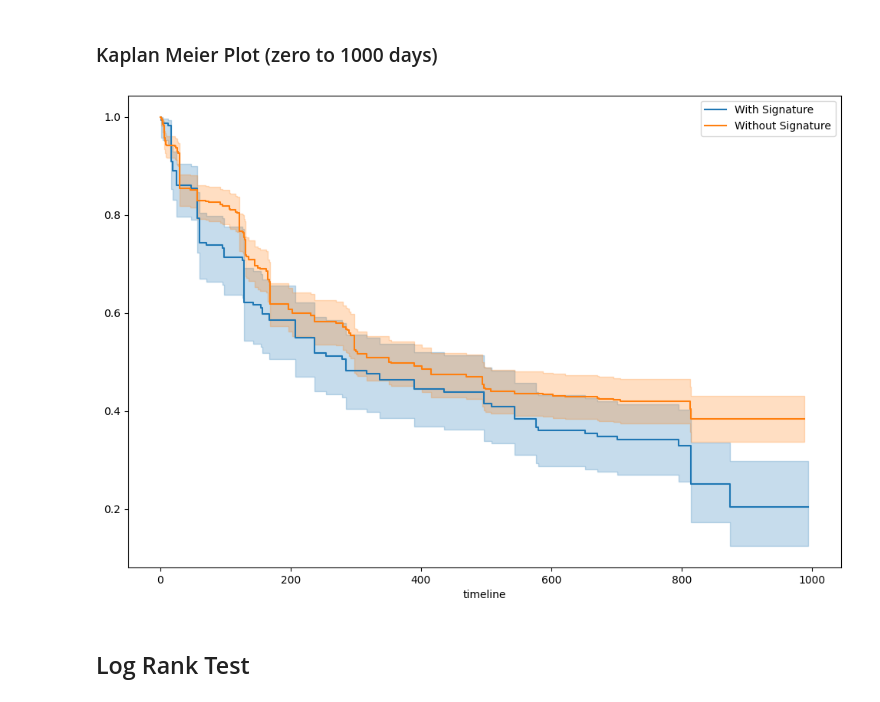
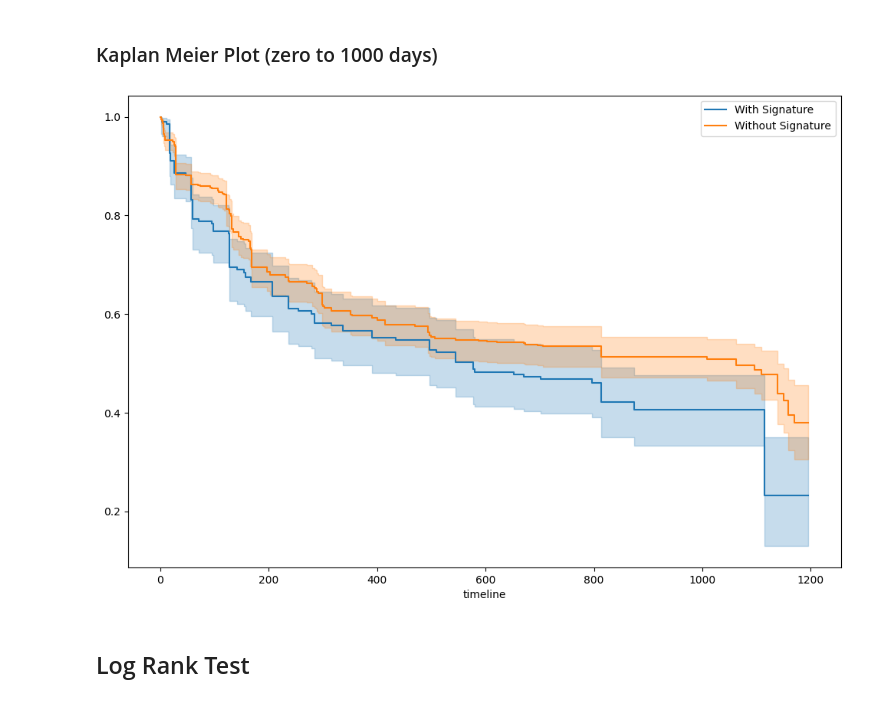
Before and after one commit to ryashpal/alfred-data-analysis, a Jupyter notebook: notebooks/survival_analysis/02.2_kaplan_meier_ecoli.ipynb, the cells around one changed output. Saved outputs shown, nothing was run; the diff lists cells and outputs as text; code cells hidden in the pictures.

```diff
--- a/notebooks/survival_analysis/02.2_kaplan_meier_ecoli.ipynb
+++ b/notebooks/survival_analysis/02.2_kaplan_meier_ecoli.ipynb
@@ -86,7 +86,7 @@ from pathlib import Path
 import pandas as pd
 
 
-lowscoreTubeidsDf = pd.read_csv(Path(os.environ['GENOMICS_DATA_BASE'], 'survival_analysis', 'lowscore_tubeids.txt'))
+lowscoreTubeidsDf = pd.read_csv(Path(os.environ['GENOMICS_DATA_BASE'], 'survival_analysis', 'ECOLI', 'lowscore_tubeids.txt'))
 lowscoreTubeidsDf
 # %% [output]
 |  | tube_id |
@@ -112,7 +112,7 @@ from pathlib import Path
 import pandas as pd
 
 
-highscoreTubeidsDf = pd.read_csv(Path(os.environ['GENOMICS_DATA_BASE'], 'survival_analysis', 'highscore_tubeids.txt'))
+highscoreTubeidsDf = pd.read_csv(Path(os.environ['GENOMICS_DATA_BASE'], 'survival_analysis', 'ECOLI', 'highscore_tubeids.txt'))
 highscoreTubeidsDf
 # %% [output]
 |  | tube_id |
@@ -344,15 +344,15 @@ for name, grouped_df in conbinedDf.groupby('cohort'):
 # %%
 from matplotlib import pyplot as plt
 
 f, ax = plt.subplots(1, 1, figsize=(12, 8))
 
 kmf = KaplanMeierFitter()
 
-for name, grouped_df in conbinedDf[(conbinedDf['T'] > 0) & (conbinedDf['T'] < 1000)].groupby('cohort'):
+for name, grouped_df in conbinedDf[(conbinedDf['T'] > 0) & (conbinedDf['T'] < 1200)].groupby('cohort'):
     kmf.fit(grouped_df["T"], grouped_df["E"], label=name)
     kmf.plot_survival_function(ax=ax)
 # %% [output]
-[figure, old version]
+[figure, new version]
 # %% [markdown]
 ## Log Rank Test
 # %%
```
Also changed, not shown: parts of 1 cell of this notebook, 1 other file.
